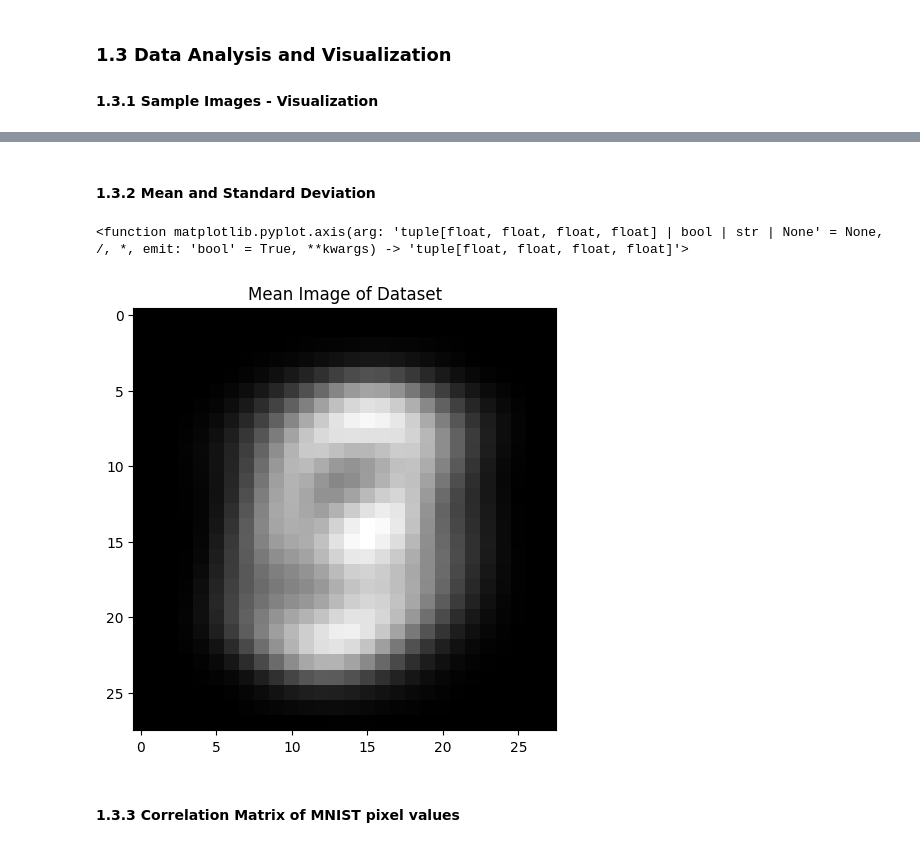
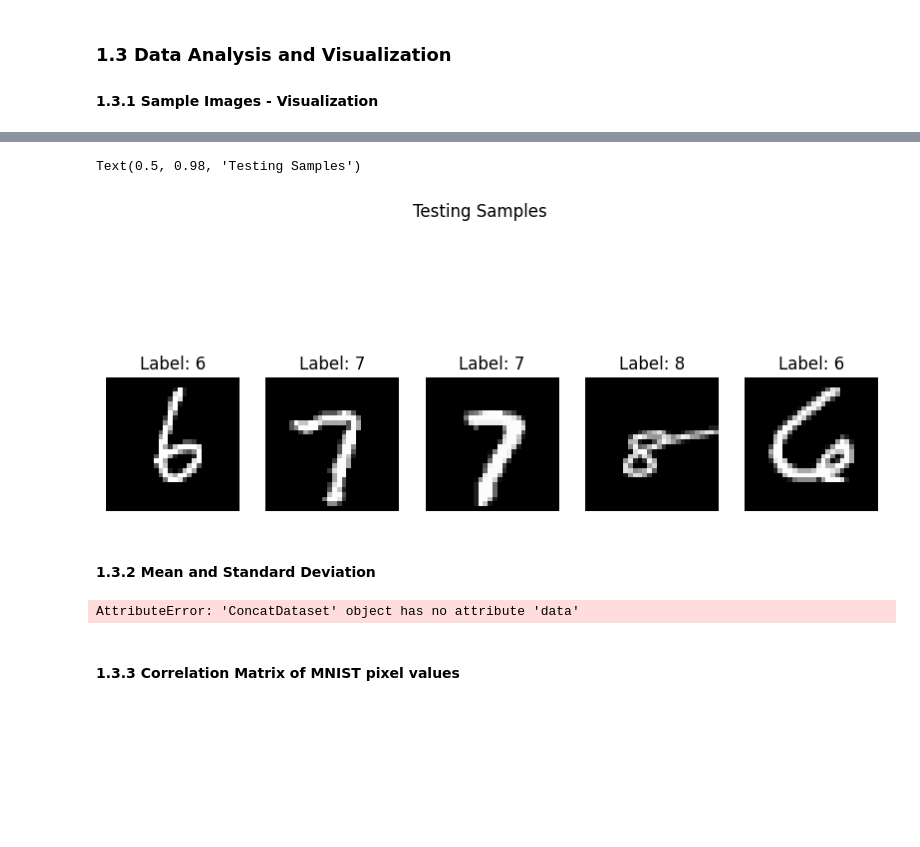
Before and after one commit to Team-Synapse-UoM/Custom-CNN-ImageClassification, a Jupyter notebook: data.ipynb, the cells around one changed output, grey strips where cells are left out. Saved outputs shown, nothing was run; the diff lists cells and outputs as text; code cells hidden in the pictures; blank space fills up the shorter version.

```diff
--- a/data.ipynb
+++ b/data.ipynb
@@ -175,9 +80,27 @@ plt.show()
+# %%
+images, labels = zip(*[(image.numpy(), label) for image, label in [test_dataset[i] for i in range(N)]])
+plot_samples(images, labels, class_names)
+plt.suptitle('Testing Samples')
+# %% [output]
+Text(0.5, 0.98, 'Testing Samples')
+[figure, added]
 # %% [markdown]
 #### 1.3.2 Mean and Standard Deviation
 # %%
+import torch
+import matplotlib.pyplot as plt
+
+# Assuming train_dataset is a Subset object
+# Access the underlying dataset
+underlying_dataset = train_dataset.dataset
+
+# Assuming the underlying dataset has a `data` attribute (like in torchvision datasets)
+# If the dataset is a tensor of shape (N, C, H, W)
+data = underlying_dataset.data.float()  # Convert to float for mean/std calculation
+
 # Calculate mean and standard deviation across the dataset
-mean_image = torch.mean(train_dataset.get_images().float(), dim=0)  # Mean of dataset
-std_image = torch.std(train_dataset.get_images().float(), dim=0)    # Standard deviation of dataset
+mean_image = torch.mean(data, dim=0)  # Mean of dataset
+std_image = torch.std(data, dim=0)    # Standard deviation of dataset
 
 # Plot the mean and standard deviation images
 plt.figure(figsize=(12, 6))
@@ -186,10 +109,17 @@ plt.figure(figsize=(12, 6))
 plt.subplot(1, 2, 1)
 plt.imshow(mean_image.squeeze(), cmap='gray')  # .squeeze() to remove channel dimension for plotting
 plt.title("Mean Image of Dataset")
-plt.axis
+plt.axis('off')  # Turn off axis
+
+# Standard deviation image
+plt.subplot(1, 2, 2)
+plt.imshow(std_image.squeeze(), cmap='gray')  # .squeeze() to remove channel dimension for plotting
+plt.title("Standard Deviation Image of Dataset")
+plt.axis('off')  # Turn off axis
+
+plt.show()
 # %% [output]
-<function matplotlib.pyplot.axis(arg: 'tuple[float, float, float, float] | bool | str | None' = None, /, *, emit: 'bool' = True, **kwargs) -> 'tuple[float, float, float, float]'>
+AttributeError: 'ConcatDataset' object has no attribute 'data'
-[figure, removed]
 # %% [markdown]
 #### 1.3.3 Correlation Matrix of MNIST pixel values
 # %%
```
Also changed, not shown: parts of 15 cells of this notebook.
